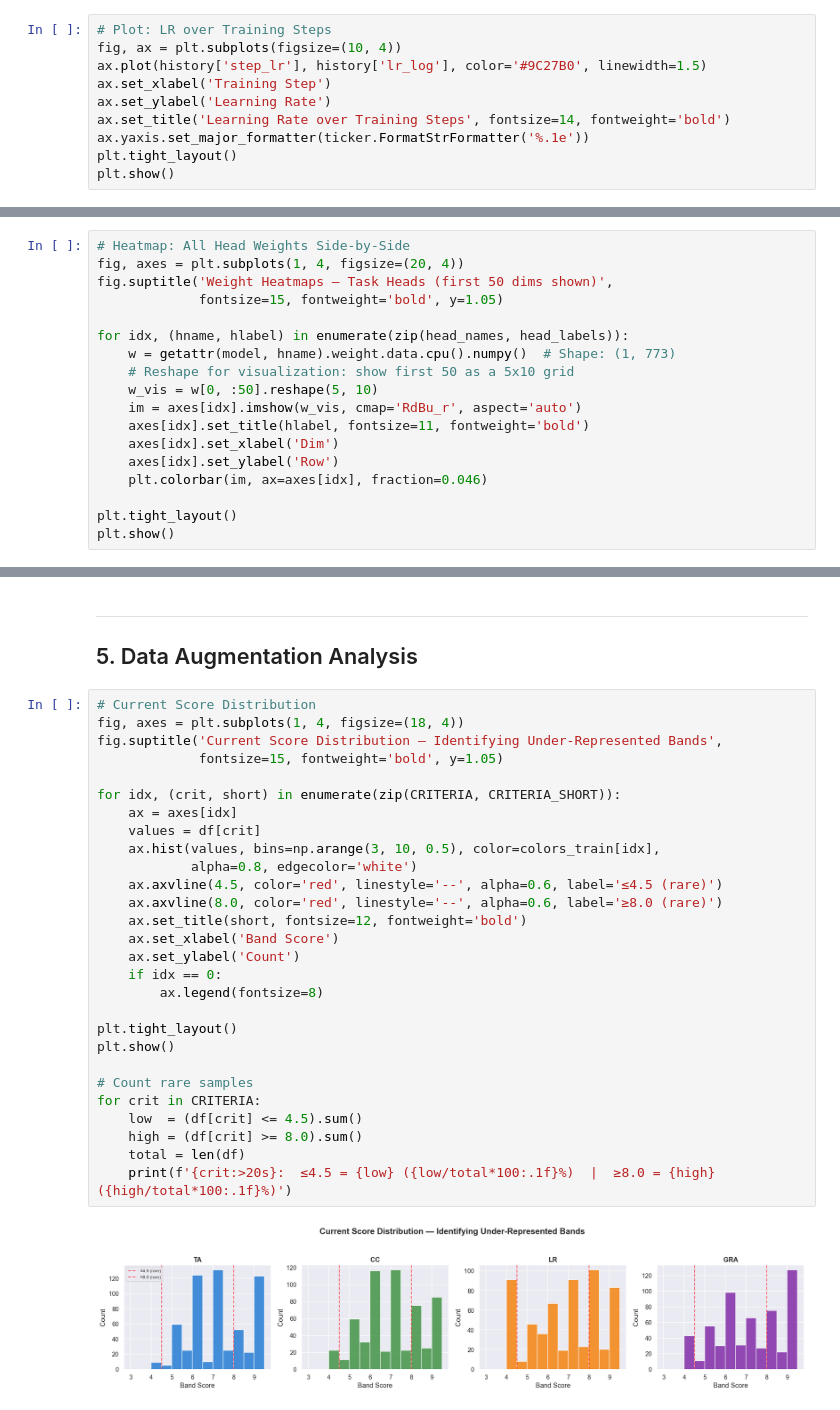
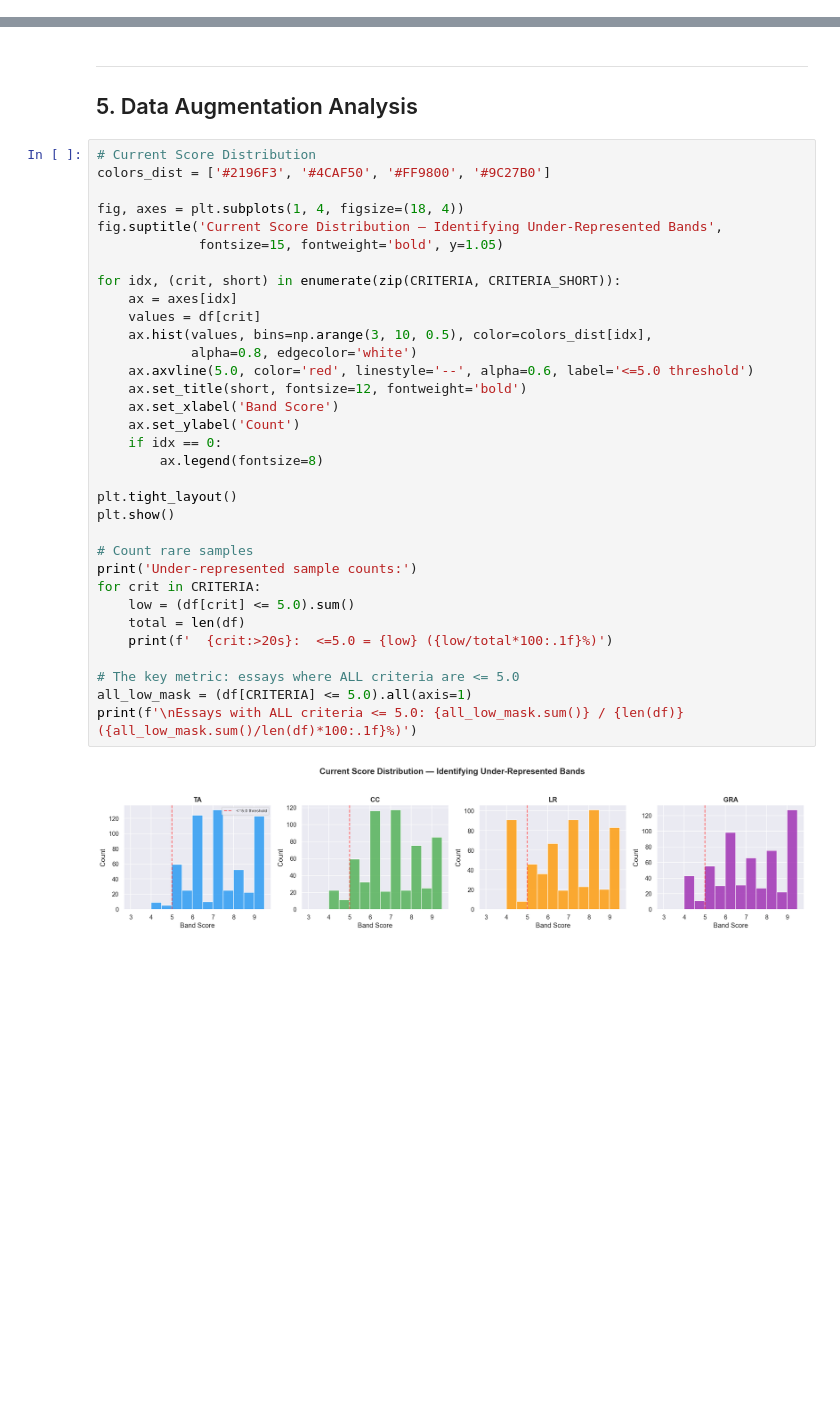
Before and after one commit to Thriple-T/Senior-Capstone-Project, a Jupyter notebook: ML Models/model_performance_analysis.ipynb, the cells around one changed output, grey strips where cells are left out. Cells and saved outputs as stored; diff of their text form; blank space fills up the shorter version.

```diff
--- a/ML Models/model_performance_analysis.ipynb
+++ b/ML Models/model_performance_analysis.ipynb
@@ -446,10 +298,0 @@ Epoch 5/5  | Train Loss: 17.5229  | Val Loss: 12.8958  | Val Acc(±0.5): TA=20.5
-# %%
-# Plot: LR over Training Steps
-fig, ax = plt.subplots(figsize=(10, 4))
-ax.plot(history['step_lr'], history['lr_log'], color='#9C27B0', linewidth=1.5)
-ax.set_xlabel('Training Step')
-ax.set_ylabel('Learning Rate')
-ax.set_title('Learning Rate over Training Steps', fontsize=14, fontweight='bold')
-ax.yaxis.set_major_formatter(ticker.FormatStrFormatter('%.1e'))
-plt.tight_layout()
-plt.show()
@@ -641,18 +353,0 @@ Weight Norm Deltas (After − Before):
-# %%
-# Heatmap: All Head Weights Side-by-Side
-fig, axes = plt.subplots(1, 4, figsize=(20, 4))
-fig.suptitle('Weight Heatmaps — Task Heads (first 50 dims shown)',
-             fontsize=15, fontweight='bold', y=1.05)
-
-for idx, (hname, hlabel) in enumerate(zip(head_names, head_labels)):
-    w = getattr(model, hname).weight.data.cpu().numpy()  # Shape: (1, 773)
-    # Reshape for visualization: show first 50 as a 5x10 grid
-    w_vis = w[0, :50].reshape(5, 10)
-    im = axes[idx].imshow(w_vis, cmap='RdBu_r', aspect='auto')
-    axes[idx].set_title(hlabel, fontsize=11, fontweight='bold')
-    axes[idx].set_xlabel('Dim')
-    axes[idx].set_ylabel('Row')
-    plt.colorbar(im, ax=axes[idx], fraction=0.046)
-
-plt.tight_layout()
-plt.show()
@@ -663,31 +396,36 @@ plt.show()
 ## 5. Data Augmentation Analysis
 # %%
 # Current Score Distribution
+colors_dist = ['#2196F3', '#4CAF50', '#FF9800', '#9C27B0']
+
 fig, axes = plt.subplots(1, 4, figsize=(18, 4))
 fig.suptitle('Current Score Distribution — Identifying Under-Represented Bands',
              fontsize=15, fontweight='bold', y=1.05)
 
 for idx, (crit, short) in enumerate(zip(CRITERIA, CRITERIA_SHORT)):
     ax = axes[idx]
     values = df[crit]
-    ax.hist(values, bins=np.arange(3, 10, 0.5), color=colors_train[idx],
+    ax.hist(values, bins=np.arange(3, 10, 0.5), color=colors_dist[idx],
             alpha=0.8, edgecolor='white')
-    ax.axvline(4.5, color='red', linestyle='--', alpha=0.6, label='≤4.5 (rare)')
-    ax.axvline(8.0, color='red', linestyle='--', alpha=0.6, label='≥8.0 (rare)')
+    ax.axvline(5.0, color='red', linestyle='--', alpha=0.6, label='<=5.0 threshold')
     ax.set_title(short, fontsize=12, fontweight='bold')
     ax.set_xlabel('Band Score')
     ax.set_ylabel('Count')
     if idx == 0:
         ax.legend(fontsize=8)
 
 plt.tight_layout()
 plt.show()
 
 # Count rare samples
+print('Under-represented sample counts:')
 for crit in CRITERIA:
-    low  = (df[crit] <= 4.5).sum()
-    high = (df[crit] >= 8.0).sum()
+    low = (df[crit] <= 5.0).sum()
     total = len(df)
-    print(f'{crit:>20s}:  ≤4.5 = {low} ({low/total*100:.1f}%)  |  ≥8.0 = {high} ({high/total*100:.1f}%)')
+    print(f'  {crit:>20s}:  <=5.0 = {low} ({low/total*100:.1f}%)')
+
+# The key metric: essays where ALL criteria are <= 5.0
+all_low_mask = (df[CRITERIA] <= 5.0).all(axis=1)
+print(f'\nEssays with ALL criteria <= 5.0: {all_low_mask.sum()} / {len(df)} ({all_low_mask.sum()/len(df)*100:.1f}%)')
 # %% [output]
-[figure, old version]
+[figure, new version]
```
Also changed, not shown: parts of 38 cells of this notebook, 7 other files.
